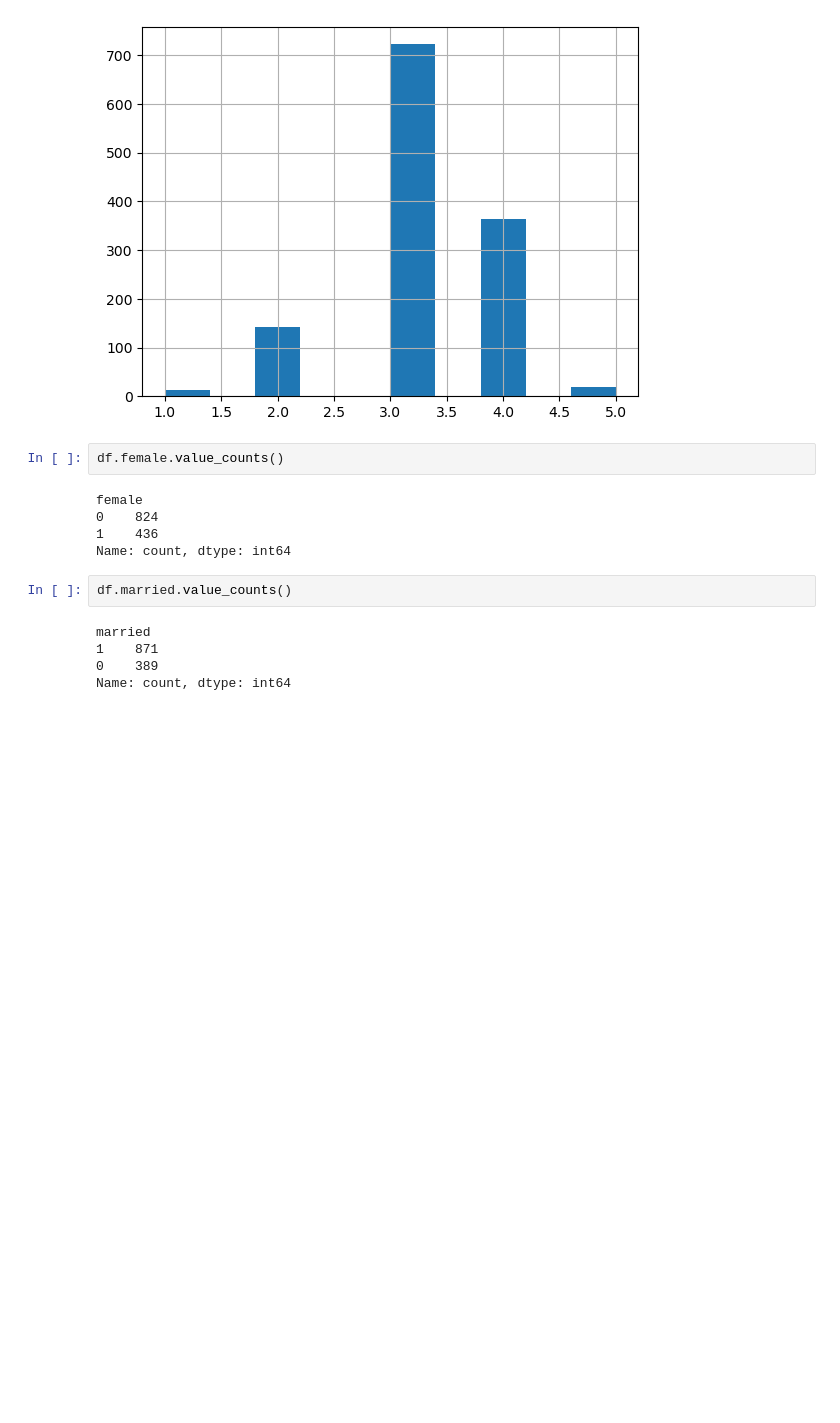
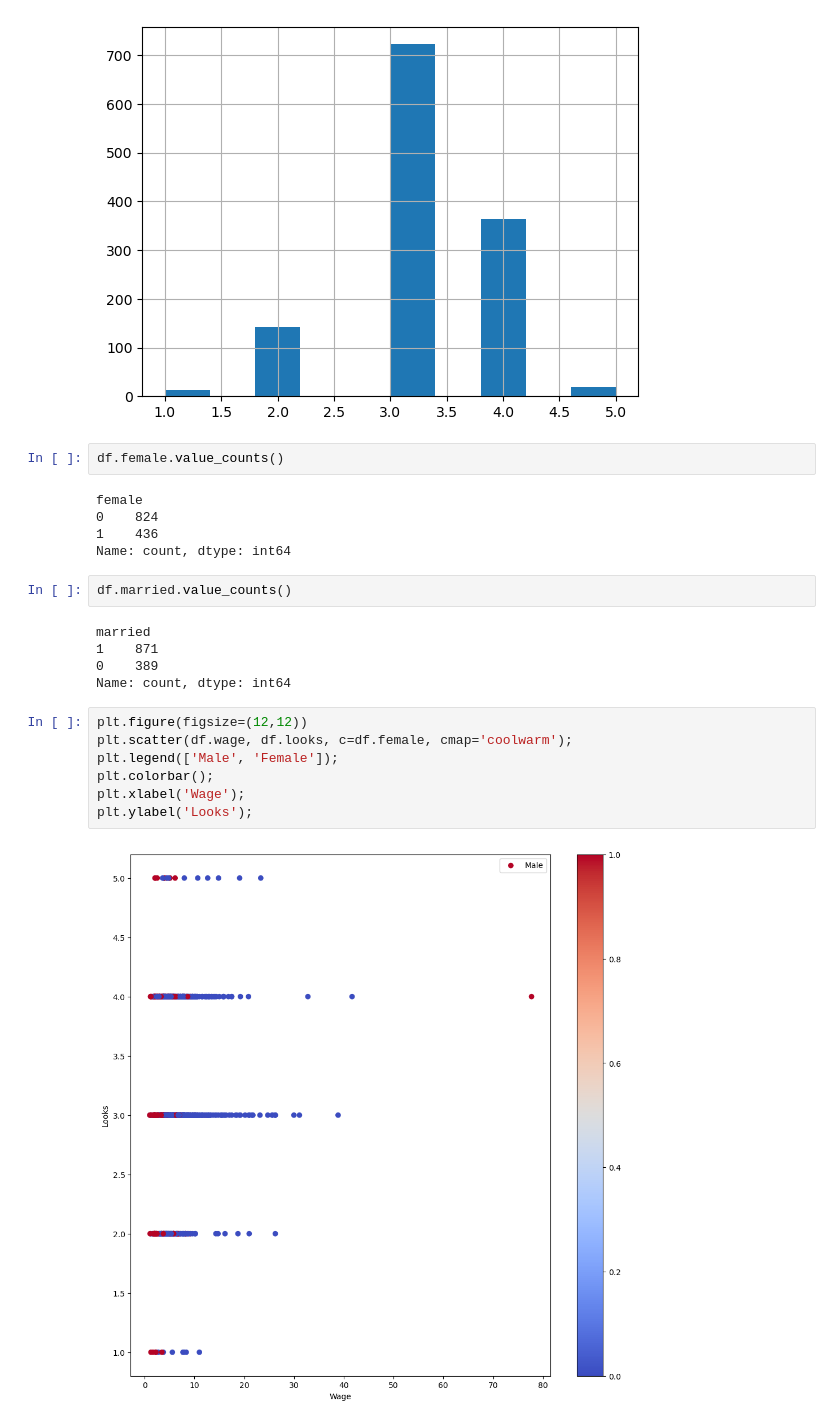
Before and after one commit to crissyro/kaggle_projects, a Jupyter notebook: notebooks/beauty_claster.ipynb, the cells around one changed output. Saved outputs shown, nothing was run; the diff lists cells and outputs as text; blank space fills up the shorter version.

```diff
--- a/notebooks/beauty_claster.ipynb
+++ b/notebooks/beauty_claster.ipynb
@@ -95,3 +96,12 @@ married
 1    871
 0    389
 Name: count, dtype: int64
+# %%
+plt.figure(figsize=(12,12))
+plt.scatter(df.wage, df.looks, c=df.female, cmap='coolwarm');
+plt.legend(['Male', 'Female']);
+plt.colorbar();
+plt.xlabel('Wage');
+plt.ylabel('Looks');
+# %% [output]
+[figure, added]
```
Also changed, not shown: parts of 22 cells of this notebook, 3 other files.
